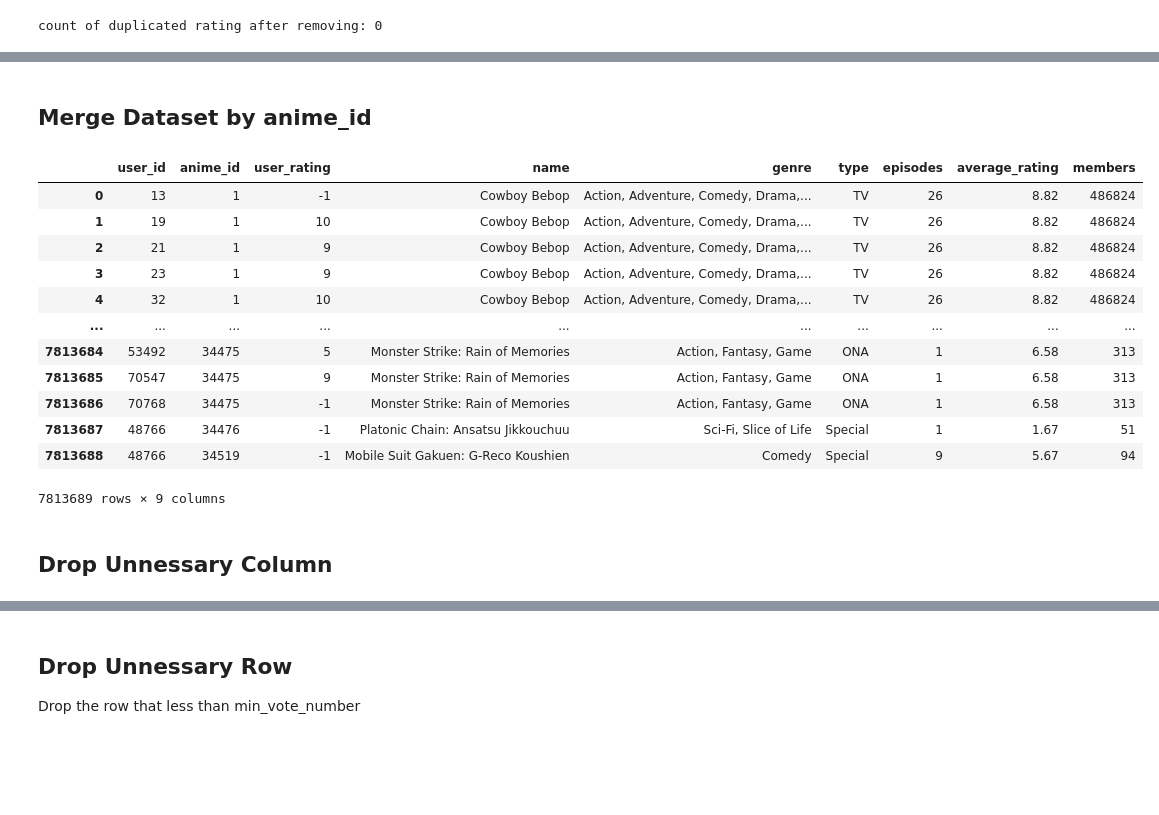
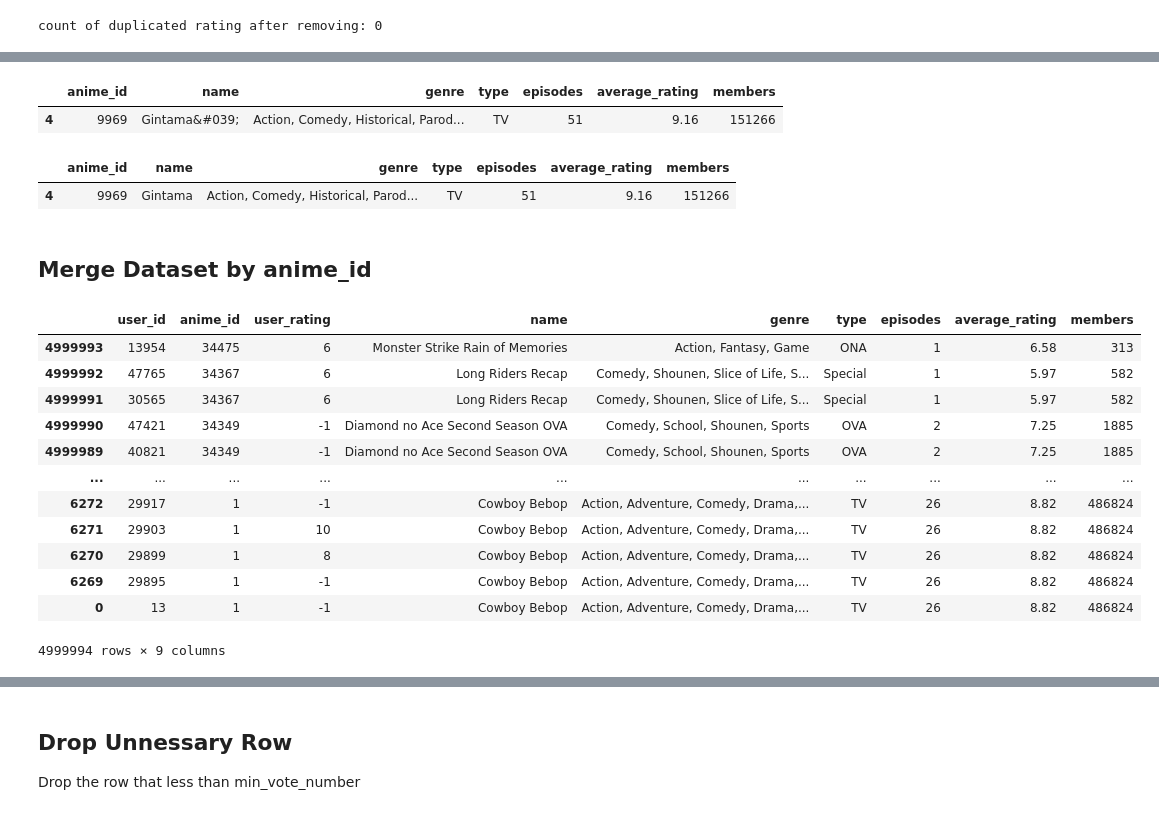
Before and after one commit to englip2002/AnimeRecommenderSystem, a Jupyter notebook: HybridRecommender.ipynb, the cells around one changed output, grey strips where cells are left out. Cells and saved outputs as stored; diff of their text form; code cells hidden in the pictures; blank space fills up the shorter version.

Commit message:
new rating

```diff
--- a/HybridRecommender.ipynb
+++ b/HybridRecommender.ipynb
@@ -46,9 +46,12 @@ anime_data
 12294 rows × 7 columns
 # %%
 rating_data = pd.read_csv('rating.csv')
-#rating_data = rating_data[:1000000]
+rating_data = pd.DataFrame(rating_data)
+rating_data = rating_data[:5000000]
+
 new_rating_data = pd.read_csv('newRating.csv')
 rating_data = pd.DataFrame(rating_data)
+
 rating_data = pd.concat([rating_data, new_rating_data])
 rating_data
 # %% [output]
@@ -193,0 +216,6 @@ count of duplicated rating after removing: 0
+# %%
+#before clean text
+pd.DataFrame(anime_data.loc[anime_data['anime_id'] == 9969])
+# %% [output]
+|  | anime_id | name | genre | type | episodes | average_rating | members |
+| 4 | 9969 | Gintama&#039; | Action, Comedy, Historical, Parod... | TV | 51 | 9.16 | 151266 |
@@ -194,21 +224,25 @@ count of duplicated rating after removing: 0
+# %%
+#after clean text 28977 9969 15417
+pd.DataFrame(anime_data.loc[anime_data['anime_id'] == 9969])
+# %% [output]
+|  | anime_id | name | genre | type | episodes | average_rating | members |
+| 4 | 9969 | Gintama | Action, Comedy, Historical, Parod... | TV | 51 | 9.16 | 151266 |
 # %% [markdown]
 ## Merge Dataset by anime_id
 # %%
 raw_merged_data = pd.merge(rating_data, anime_data, on='anime_id', sort = True)
-raw_merged_data
+raw_merged_data.sort_values(by='anime_id', ascending= False)
 # %% [output]
 |  | user_id | anime_id | user_rating | name | genre | type | episodes | average_rating | members |
+| 4999993 | 13954 | 34475 | 6 | Monster Strike Rain of Memories | Action, Fantasy, Game | ONA | 1 | 6.58 | 313 |
+| 4999992 | 47765 | 34367 | 6 | Long Riders Recap | Comedy, Shounen, Slice of Life, S... | Special | 1 | 5.97 | 582 |
+| 4999991 | 30565 | 34367 | 6 | Long Riders Recap | Comedy, Shounen, Slice of Life, S... | Special | 1 | 5.97 | 582 |
+| 4999990 | 47421 | 34349 | -1 | Diamond no Ace Second Season OVA | Comedy, School, Shounen, Sports | OVA | 2 | 7.25 | 1885 |
+| 4999989 | 40821 | 34349 | -1 | Diamond no Ace Second Season OVA | Comedy, School, Shounen, Sports | OVA | 2 | 7.25 | 1885 |
+| ... | ... | ... | ... | ... | ... | ... | ... | ... | ... |
+| 6272 | 29917 | 1 | -1 | Cowboy Bebop | Action, Adventure, Comedy, Drama,... | TV | 26 | 8.82 | 486824 |
+| 6271 | 29903 | 1 | 10 | Cowboy Bebop | Action, Adventure, Comedy, Drama,... | TV | 26 | 8.82 | 486824 |
+| 6270 | 29899 | 1 | 8 | Cowboy Bebop | Action, Adventure, Comedy, Drama,... | TV | 26 | 8.82 | 486824 |
+| 6269 | 29895 | 1 | -1 | Cowboy Bebop | Action, Adventure, Comedy, Drama,... | TV | 26 | 8.82 | 486824 |
 | 0 | 13 | 1 | -1 | Cowboy Bebop | Action, Adventure, Comedy, Drama,... | TV | 26 | 8.82 | 486824 |
-| 1 | 19 | 1 | 10 | Cowboy Bebop | Action, Adventure, Comedy, Drama,... | TV | 26 | 8.82 | 486824 |
-| 2 | 21 | 1 | 9 | Cowboy Bebop | Action, Adventure, Comedy, Drama,... | TV | 26 | 8.82 | 486824 |
-| 3 | 23 | 1 | 9 | Cowboy Bebop | Action, Adventure, Comedy, Drama,... | TV | 26 | 8.82 | 486824 |
-| 4 | 32 | 1 | 10 | Cowboy Bebop | Action, Adventure, Comedy, Drama,... | TV | 26 | 8.82 | 486824 |
-| ... | ... | ... | ... | ... | ... | ... | ... | ... | ... |
-| 7813684 | 53492 | 34475 | 5 | Monster Strike: Rain of Memories | Action, Fantasy, Game | ONA | 1 | 6.58 | 313 |
-| 7813685 | 70547 | 34475 | 9 | Monster Strike: Rain of Memories | Action, Fantasy, Game | ONA | 1 | 6.58 | 313 |
-| 7813686 | 70768 | 34475 | -1 | Monster Strike: Rain of Memories | Action, Fantasy, Game | ONA | 1 | 6.58 | 313 |
-| 7813687 | 48766 | 34476 | -1 | Platonic Chain: Ansatsu Jikkouchuu | Sci-Fi, Slice of Life | Special | 1 | 1.67 | 51 |
-| 7813688 | 48766 | 34519 | -1 | Mobile Suit Gakuen: G-Reco Koushien | Comedy | Special | 9 | 5.67 | 94 |
-7813689 rows × 9 columns
+4999994 rows × 9 columns
-# %% [markdown]
-## Drop Unnessary Column
```
Also changed, not shown: parts of 51 cells of this notebook, 1 other file.
